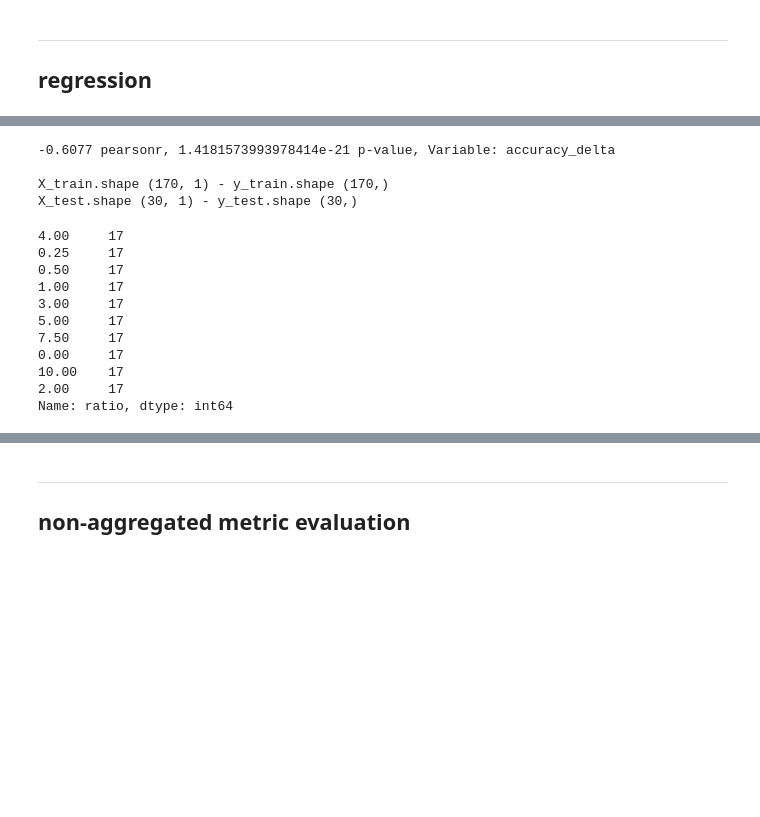
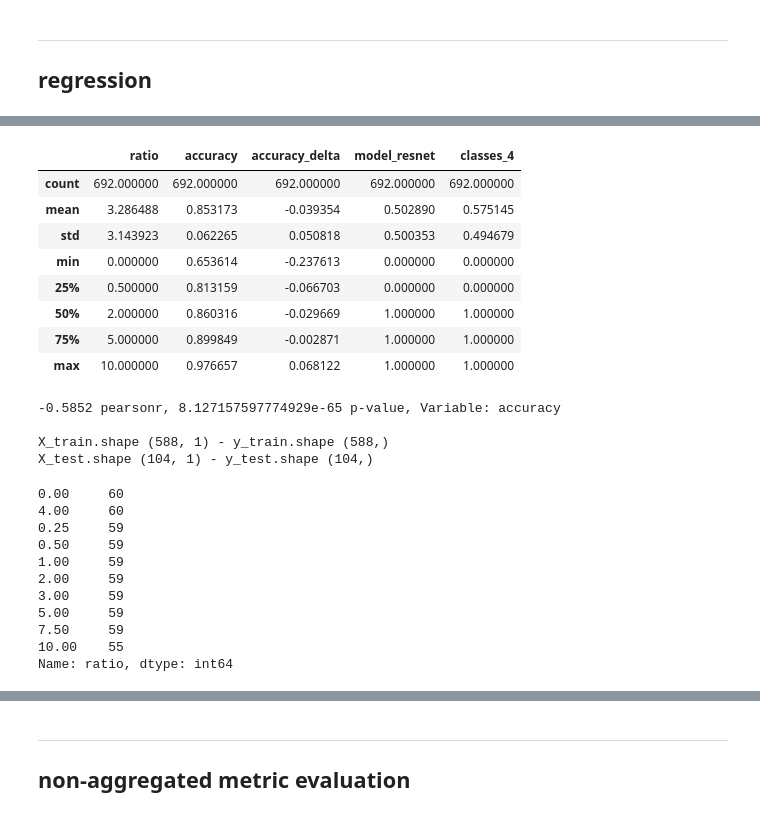
Before and after one commit to at-gmbh/corrupted-labels-effect, a Jupyter notebook: notebooks/evaluation.ipynb, the cells around one changed output, grey strips where cells are left out. Cells and saved outputs as stored; diff of their text form; code cells hidden in the pictures; blank space fills up the shorter version.

```diff
--- a/notebooks/evaluation.ipynb
+++ b/notebooks/evaluation.ipynb
@@ -181,13 +224,25 @@ sns.pairplot(df_regression[[regressand, f'{regressand}_delta', 'ratio']], diag_k
+# %%
+df_regression.describe()
+# %% [output]
+|  | ratio | accuracy | accuracy_delta | model_resnet | classes_4 |
+| count | 692.000000 | 692.000000 | 692.000000 | 692.000000 | 692.000000 |
+| mean | 3.286488 | 0.853173 | -0.039354 | 0.502890 | 0.575145 |
+| std | 3.143923 | 0.062265 | 0.050818 | 0.500353 | 0.494679 |
+| min | 0.000000 | 0.653614 | -0.237613 | 0.000000 | 0.000000 |
+| 25% | 0.500000 | 0.813159 | -0.066703 | 0.000000 | 0.000000 |
+| 50% | 2.000000 | 0.860316 | -0.029669 | 1.000000 | 1.000000 |
+| 75% | 5.000000 | 0.899849 | -0.002871 | 1.000000 | 1.000000 |
+| max | 10.000000 | 0.976657 | 0.068122 | 1.000000 | 1.000000 |
 # %%
 # get independent and dependent variables
-if delta:
+if use_delta:
     X_df = df_regression[[f'{regressand}_delta']]
 else:
     X_df = df_regression[[regressand]]
 y_df = df_regression['ratio']
 
 for column in X_df.columns:
-    r, p = pearsonr(X_df[column], y_df)
+    r, p = stats.pearsonr(X_df[column], y_df)
     print(f'{round(r, 4)} pearsonr, {p} p-value, Variable: {column}')
 
 # split data
@@ -198,25 +253,31 @@ X_train, X_test, y_train, y_test = train_test_split(
                                                 , stratify=y_df
                                             )
 
+# scale X data
+if use_scaling:
+    scaler = StandardScaler()
+    X_train = scaler.fit_transform(X_train)
+    X_test = scaler.transform(X_test)
+
 print(f'\nX_train.shape {X_train.shape} - y_train.shape {y_train.shape}\n\
 X_test.shape {X_test.shape} - y_test.shape {y_test.shape}')
 
 y_train.value_counts()
 # %% [output]
--0.6077 pearsonr, 1.4181573993978414e-21 p-value, Variable: accuracy_delta
+-0.5852 pearsonr, 8.127157597774929e-65 p-value, Variable: accuracy
 
-X_train.shape (170, 1) - y_train.shape (170,)
-X_test.shape (30, 1) - y_test.shape (30,)
+X_train.shape (588, 1) - y_train.shape (588,)
+X_test.shape (104, 1) - y_test.shape (104,)
-4.00     17
-0.25     17
-0.50     17
-1.00     17
-3.00     17
-5.00     17
-7.50     17
-0.00     17
-10.00    17
-2.00     17
+0.00     60
+4.00     60
+0.25     59
+0.50     59
+1.00     59
+2.00     59
+3.00     59
+5.00     59
+7.50     59
+10.00    55
 Name: ratio, dtype: int64
 # %%
 import warnings
```
Also changed, not shown: parts of 31 cells of this notebook.
